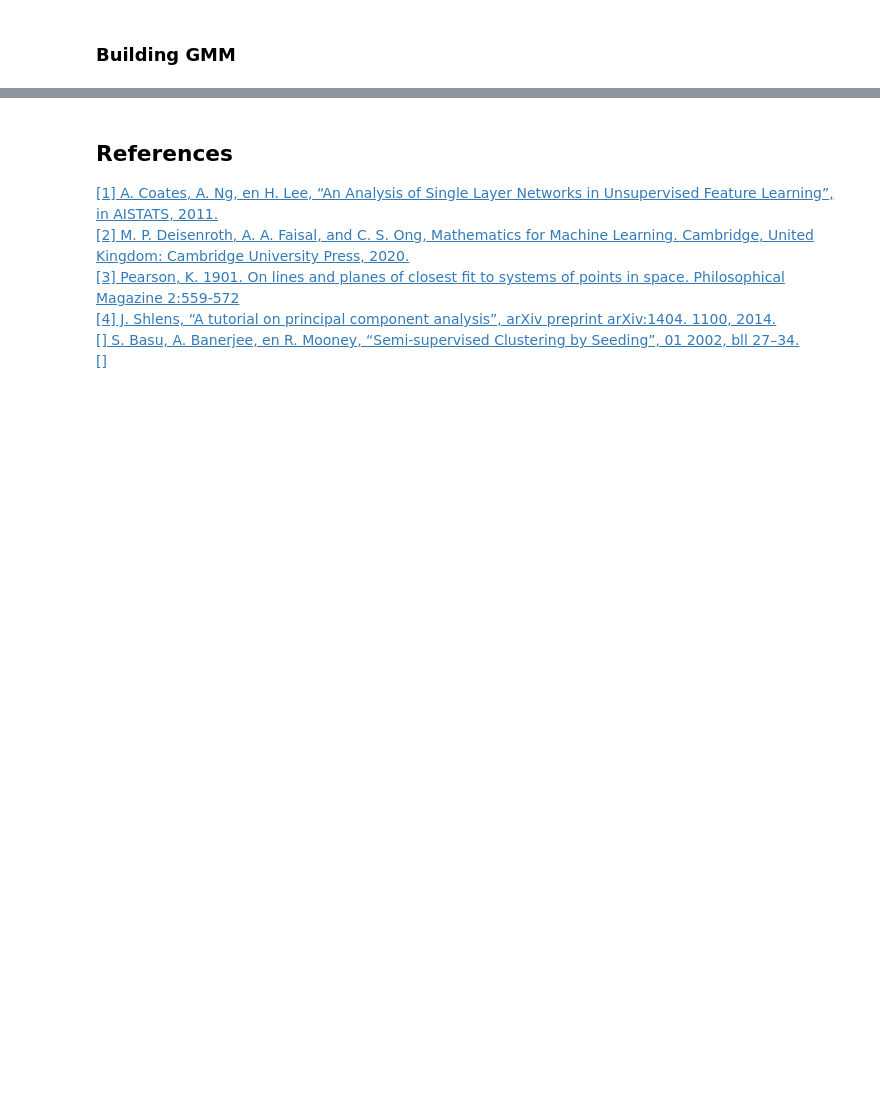
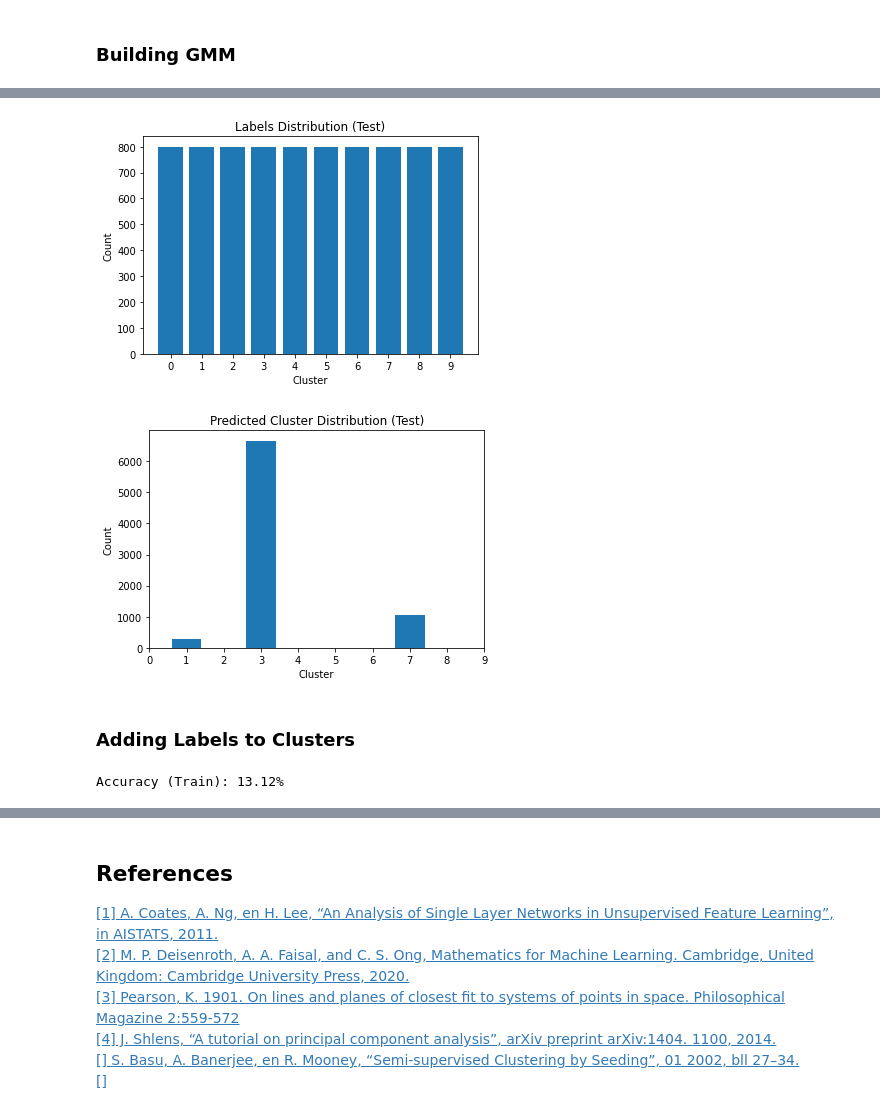
Before and after one commit to peeeyow/stl10-pca-gmm-experiment, a Jupyter notebook: stl10_pca_gmm_experiment.ipynb, the cells around one changed output, grey strips where cells are left out. Saved outputs shown, nothing was run; the diff lists cells and outputs as text; code cells hidden in the pictures; blank space fills up the shorter version.

Commit message:
added test for gmm and gmm sampling

```diff
--- a/stl10_pca_gmm_experiment.ipynb
+++ b/stl10_pca_gmm_experiment.ipynb
@@ -577,3 +618,6 @@ else:
+# %%
+normalized_test, mean_test, std_test = normalize(data_test_flattened)
+code_test = pca_stl10.compress(normalized_test, optimal_dim).T
 # %% [markdown]
 ## Gaussian Mixture Model
 # %% [markdown]
@@ -926,0 +954,15 @@ array(['bird', 'dog', 'bird', 'horse', 'cat', 'truck'], dtype='<U8')
+# %%
+test_labels_predicted = gmm_naive.predict(code_test)
+
+plot_cluster_dist(data_test_labels, 10, "Labels Distribution (Test)")
+plot_cluster_dist(test_labels_predicted, 10, "Predicted Cluster Distribution (Test)")
+# %% [output]
+[figure, added]
+[figure, added]
+# %% [markdown]
+### Adding Labels to Clusters
+# %%
+cluster_to_label, corr_pred = add_label(data_train_labels, train_labels_predicted)
+print(f"Accuracy (Train): {corr_pred/len(data_train_labels)*100:.2f}%")
+# %% [output]
+Accuracy (Train): 13.12%
```
Also changed, not shown: parts of 51 cells of this notebook.
